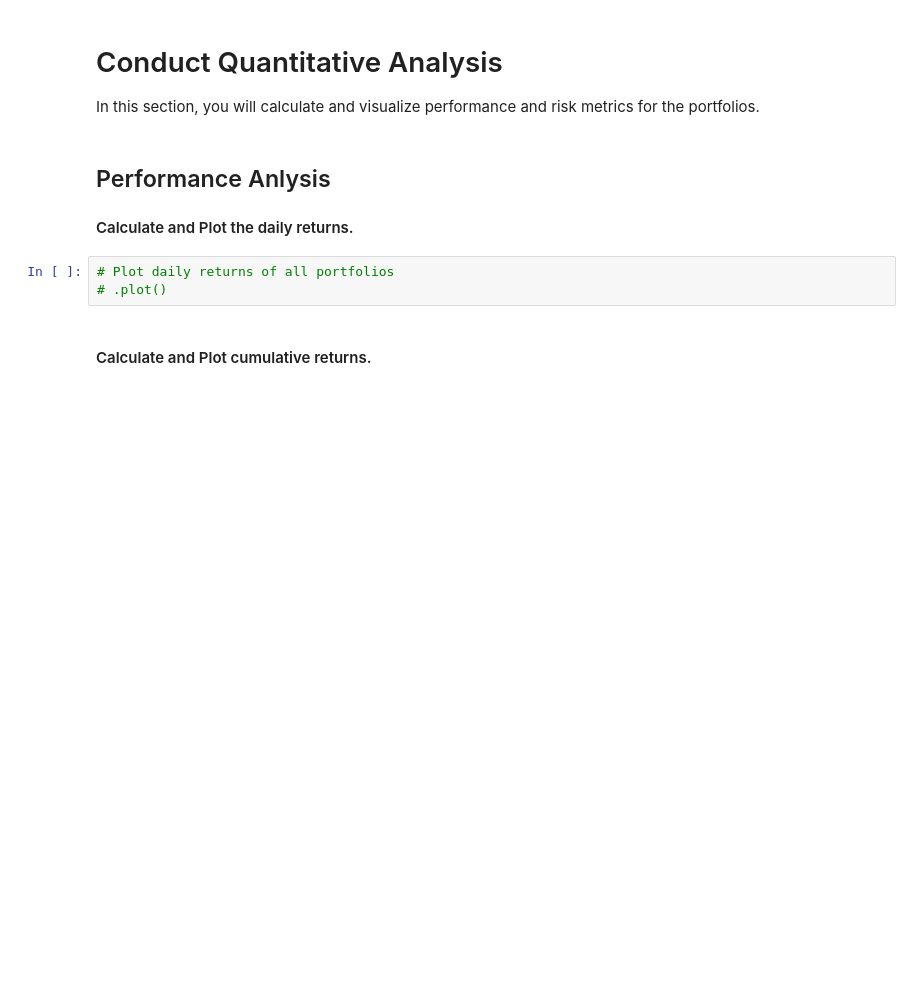
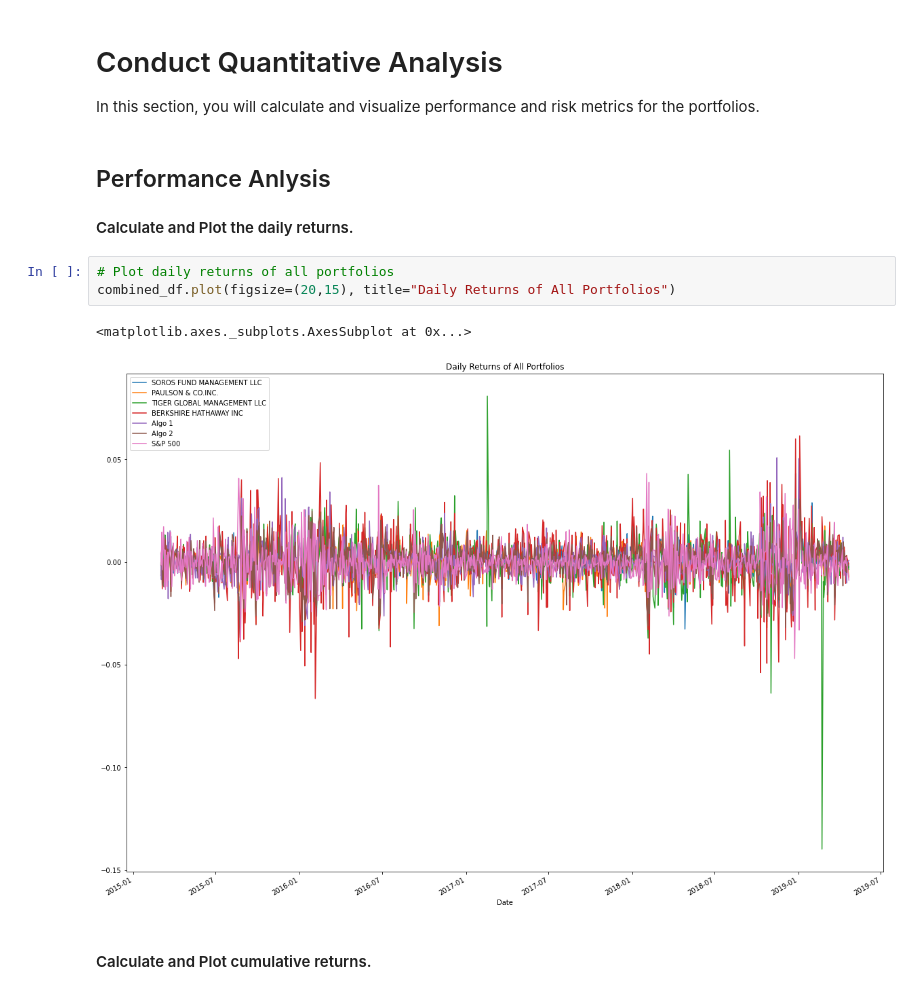
Before and after one commit to moniqueticzon/Portfolio-Analysis-Tools, a Jupyter notebook: whale_analysis.ipynb, the cells around one changed output. Cells and saved outputs as stored; diff of their text form; blank space fills up the shorter version.

```diff
--- a/whale_analysis.ipynb
+++ b/whale_analysis.ipynb
@@ -281,7 +281,10 @@ In this section, you will calculate and visualize performance and risk metrics f
 #### Calculate and Plot the daily returns.
 # %%
 # Plot daily returns of all portfolios
-# .plot()
+combined_df.plot(figsize=(20,15), title="Daily Returns of All Portfolios")
+# %% [output]
+<matplotlib.axes._subplots.AxesSubplot at 0x...>
+[figure, added]
 # %% [markdown]
 #### Calculate and Plot cumulative returns.
 # %%
```
Also changed, not shown: parts of 12 cells of this notebook.
